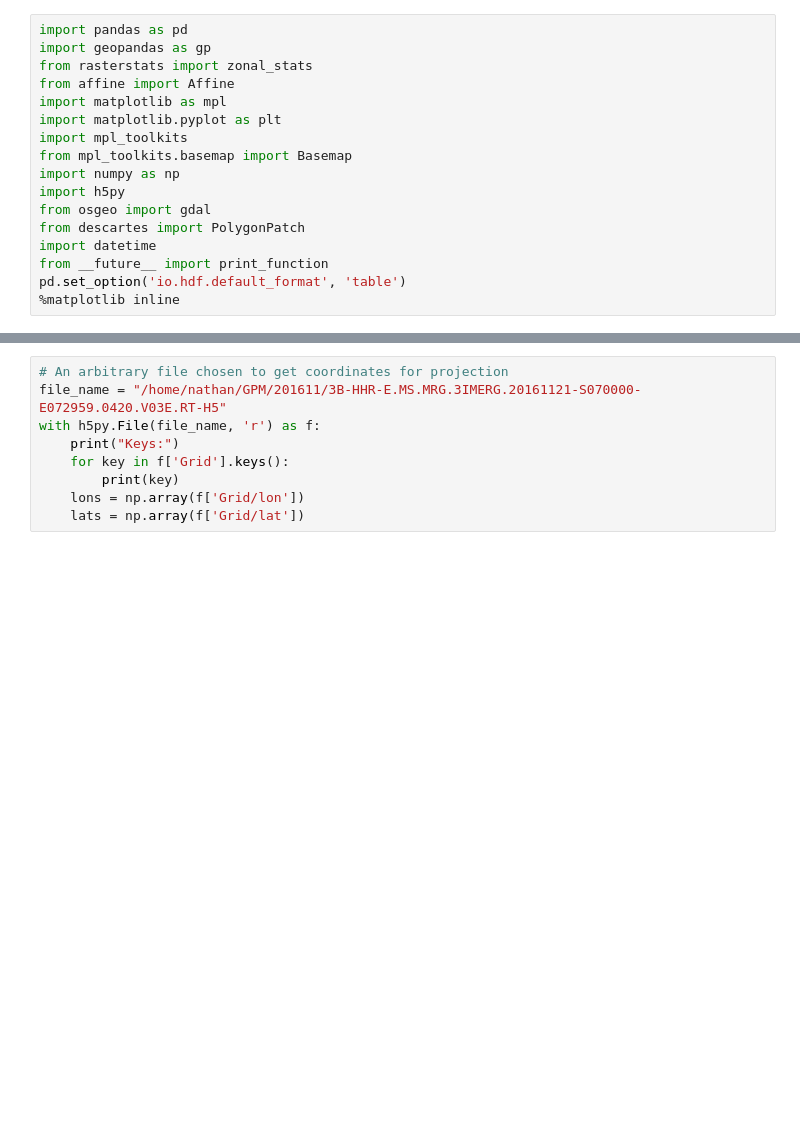
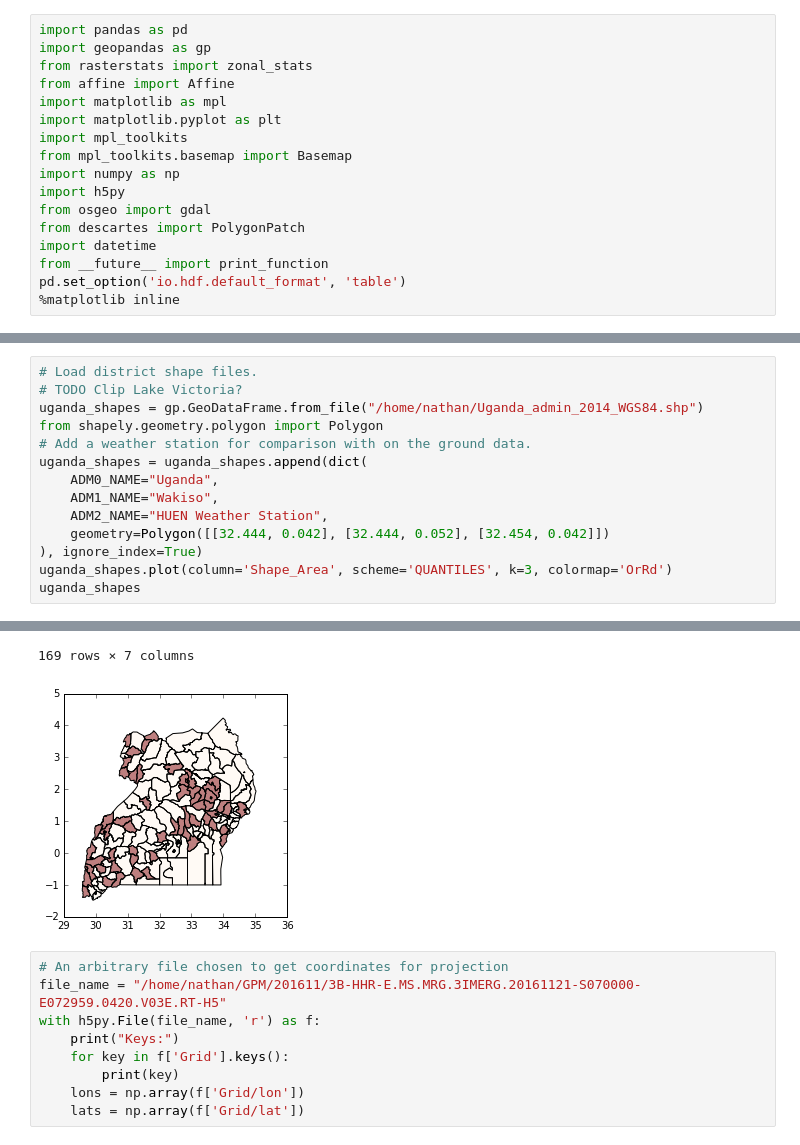
Before and after one commit to nathanathan/GPM-district-precipitation, a Jupyter notebook: uganda-district-precipitation.ipynb, the cells around one changed output, grey strips where cells are left out. Drawn from its saved outputs; the diff is of its cells as text; blank space fills up the shorter version.

```diff
--- a/uganda-district-precipitation.ipynb
+++ b/uganda-district-precipitation.ipynb
@@ -43,0 +20,15 @@ uganda_shapes
+# %%
+# Load district shape files.
+# TODO Clip Lake Victoria?
+uganda_shapes = gp.GeoDataFrame.from_file("/home/nathan/Uganda_admin_2014_WGS84.shp")
+from shapely.geometry.polygon import Polygon
+# Add a weather station for comparison with on the ground data.
+uganda_shapes = uganda_shapes.append(dict(
+    ADM0_NAME="Uganda",
+    ADM1_NAME="Wakiso",
+    ADM2_NAME="HUEN Weather Station",
+    geometry=Polygon([[32.444, 0.042], [32.444, 0.052], [32.454, 0.042]])
+), ignore_index=True)
+uganda_shapes.plot(column='Shape_Area', scheme='QUANTILES', k=3, colormap='OrRd')
+uganda_shapes
+# %% [output]
@@ -44,3 +52,5 @@ uganda_shapes
+169 rows × 7 columns
+[figure, added]
 # %%
 # An arbitrary file chosen to get coordinates for projection
 file_name = "/home/nathan/GPM/201611/3B-HHR-E.MS.MRG.3IMERG.20161121-S070000-E072959.0420.V03E.RT-H5"
```
Also changed, not shown: parts of 17 cells of this notebook, 1 other file.
